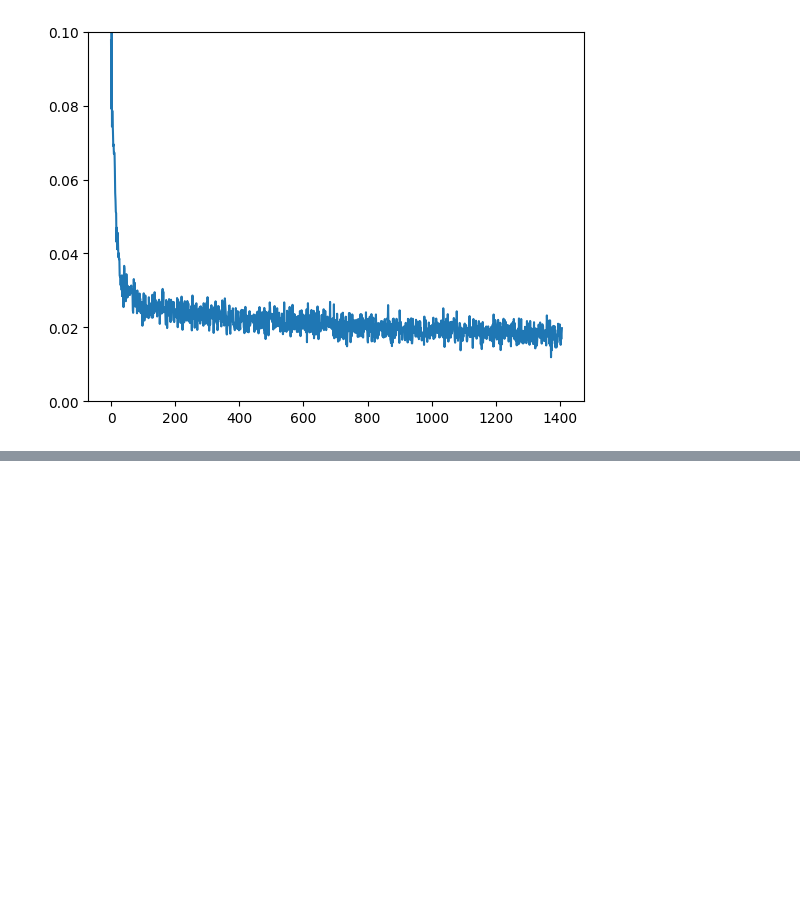
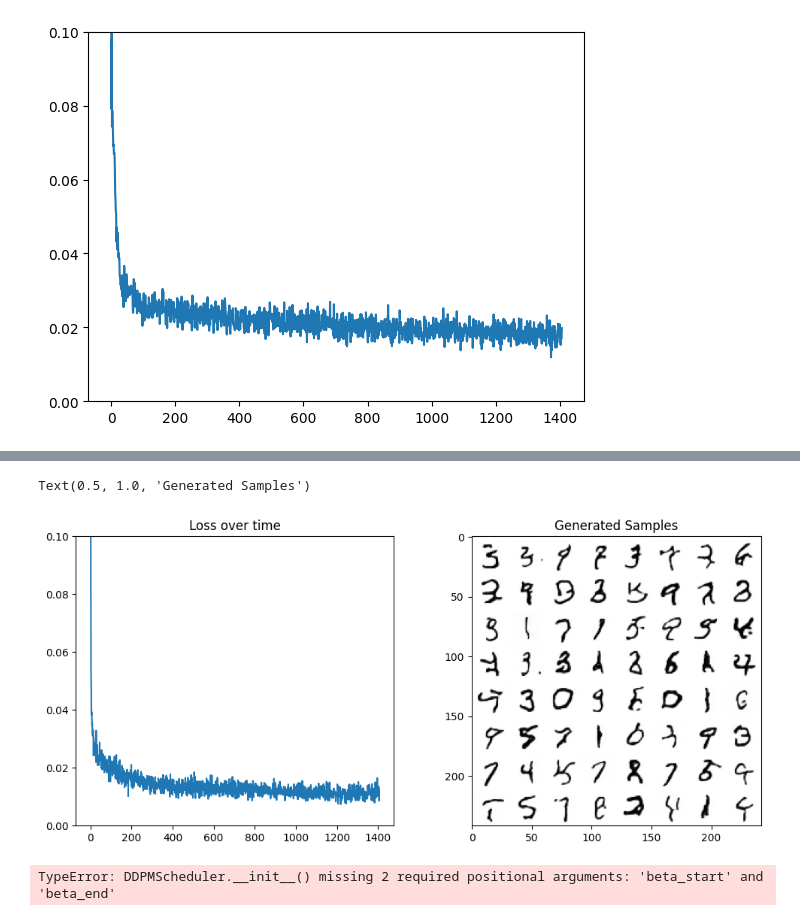
Before and after one commit to tom-choi/Python-Programming-note, a Jupyter notebook: d2l-en/pytorch/DiffusionModel/self_impletement_1.ipynb, the cells around one changed output, grey strips where cells are left out. Saved outputs shown, nothing was run; the diff lists cells and outputs as text; code cells hidden in the pictures; blank space fills up the shorter version.

```diff
--- a/d2l-en/pytorch/DiffusionModel/self_impletement_1.ipynb
+++ b/d2l-en/pytorch/DiffusionModel/self_impletement_1.ipynb
@@ -171,0 +306,27 @@ axs[2].imshow(torchvision.utils.make_grid(pred)[0].clip(0, 1), cmap='Greys')
+# %%
+fig, axs = plt.subplots(1, 2, figsize=(12, 5))
+
+axs[0].plot(losses)
+axs[0].set_ylim(0, 0.1)
+axs[0].set_title('Loss over time')
+
+n_steps = 40
+x = torch.rand(64, 1, 28, 28).to(device)
+for i in range(n_steps):
+    noise = torch.ones((x.shape[0])).to(device) * (1 - (i / n_steps))
+    with torch.no_grad():
+        pred = net(x, noise).sample
+    mix = 1 / (n_steps - i)
+    x = x * (1 - mix) + pred * mix
+axs[1].imshow(torchvision.utils.make_grid(x.detach().cpu(), nrow=8)[0].clip(0, 1), cmap='Greys')
+axs[1].set_title('Generated Samples')
+# %% [output]
+Text(0.5, 1.0, 'Generated Samples')
+[figure, added]
+# %%
+noise_scheduler = DDPMScheduler(beta_start=0.0001, beta_end=0.02,num_train_timesteps=1000)
+plt.plot(noise_scheduler.alphas_cumprod.cpu() ** 0.5, label=r"${\sqrt{\bar{\alpha}_t}}$")
+plt.plot((1 - noise_scheduler.alphas_cumprod.cpu()) ** 0.5, label=r"$\sqrt{(1 - \bar{\alpha}_t)}$")
+plt.legend(fontsize="x-large");
+# %% [output]
+TypeError: DDPMScheduler.__init__() missing 2 required positional arguments: 'beta_start' and 'beta_end'
```
Also changed, not shown: parts of 7 cells of this notebook.
